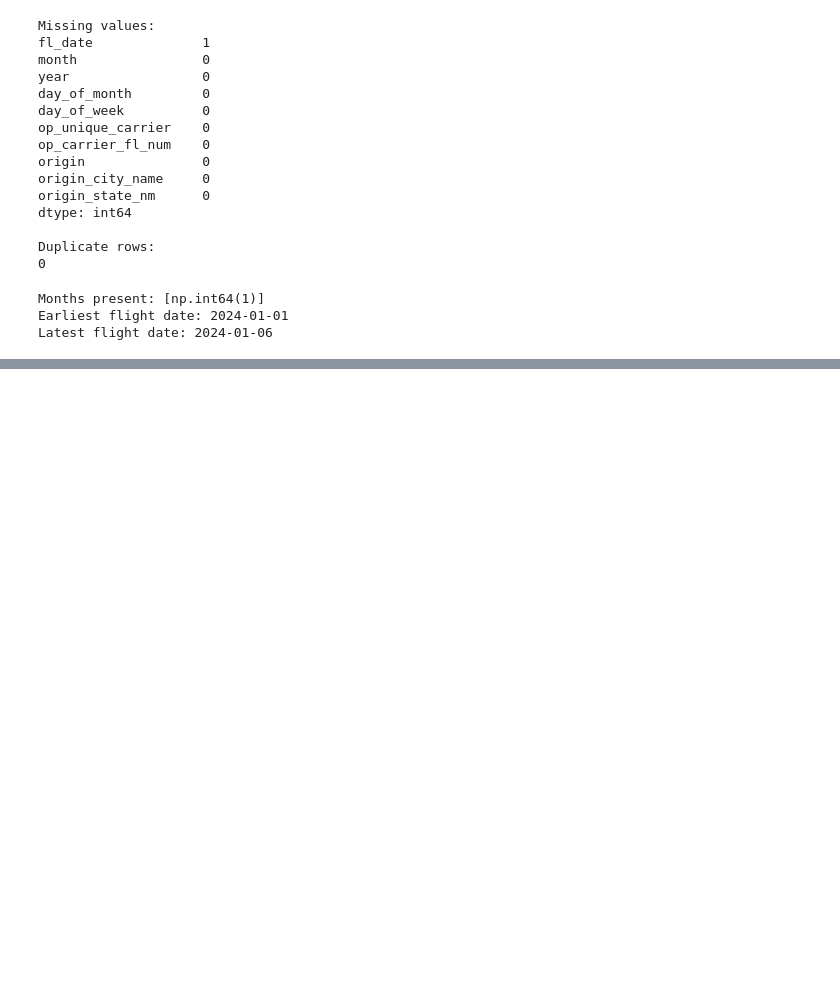
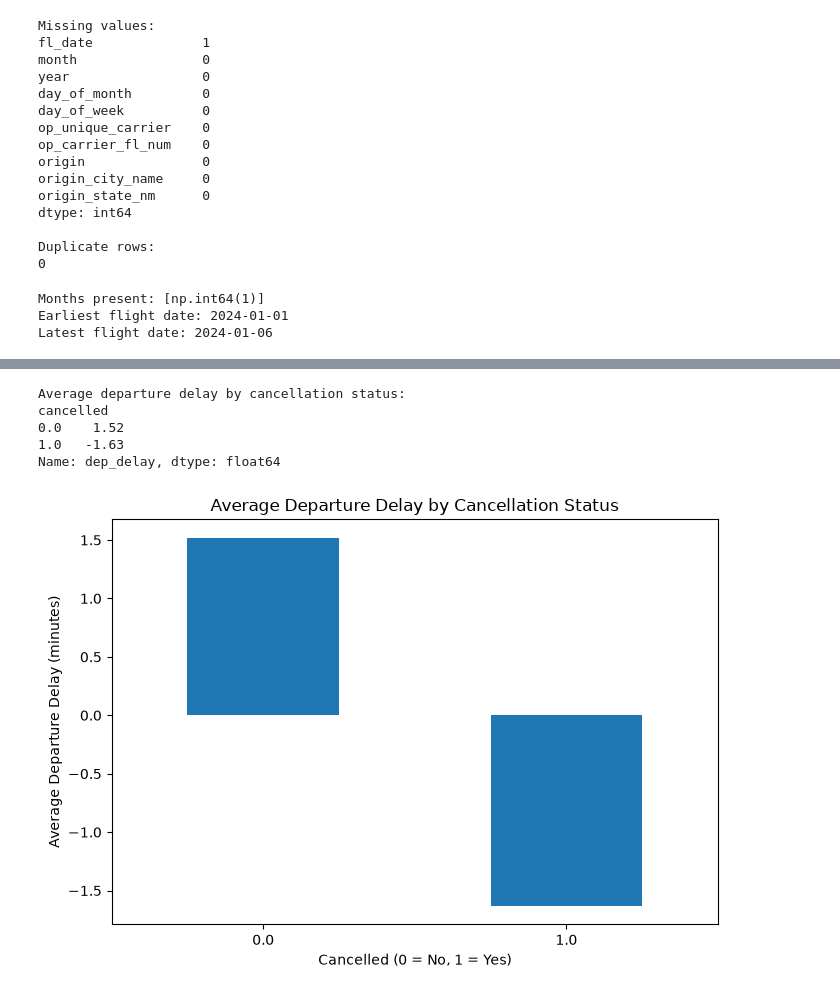
Before and after one commit to catchzaara-08/24ADI204_DSV_Team14, a Jupyter notebook: Week_1/EDA/eda.ipynb, the cells around one changed output, grey strips where cells are left out. Drawn from its saved outputs; the diff is of its cells as text; code cells hidden in the pictures; blank space fills up the shorter version.

```diff
--- a/Week_1/EDA/eda.ipynb
+++ b/Week_1/EDA/eda.ipynb
@@ -335,0 +423,23 @@ Latest flight date: 2024-01-06
+# %%
+# Cancellation status vs average departure delay
+
+cancel_delay = df.groupby("cancelled")["dep_delay"].mean()
+
+print("Average departure delay by cancellation status:")
+print(cancel_delay.round(2))
+
+plt.figure(figsize=(7, 5))
+cancel_delay.plot(kind="bar")
+plt.xlabel("Cancelled (0 = No, 1 = Yes)")
+plt.ylabel("Average Departure Delay (minutes)")
+plt.title("Average Departure Delay by Cancellation Status")
+plt.xticks(rotation=0)
+plt.tight_layout()
+plt.show()
+# %% [output]
+Average departure delay by cancellation status:
+cancelled
+0.0    1.52
+1.0   -1.63
+Name: dep_delay, dtype: float64
+[figure, added]
```
Also changed, not shown: parts of 12 cells of this notebook.
